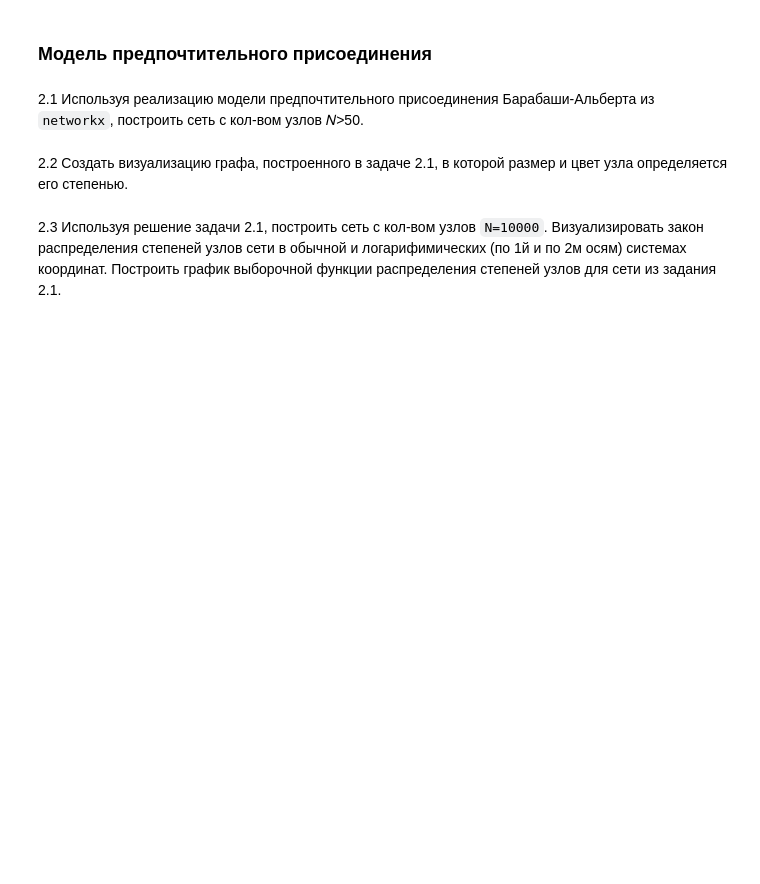
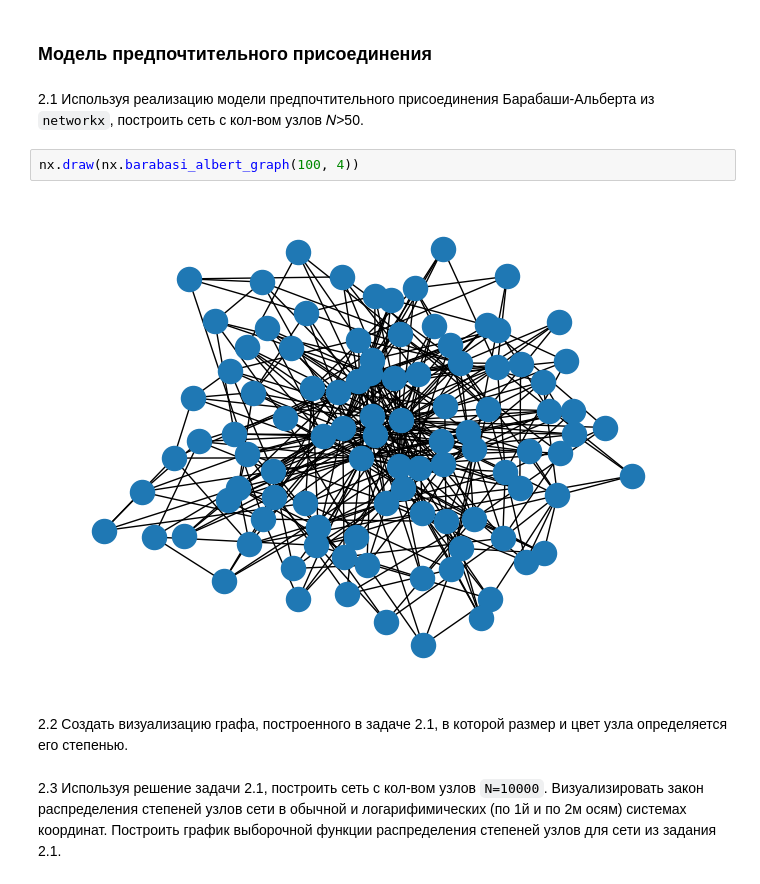
Before and after one commit to AndBoyS/fu-gml-seminars-public, a Jupyter notebook: 02_models/02_models_Фамилия_Имя_Группа.ipynb, the cells around one changed output. Cells and saved outputs as stored; diff of their text form; blank space fills up the shorter version.

```diff
--- a/02_models/02_models_Фамилия_Имя_Группа.ipynb
+++ b/02_models/02_models_Фамилия_Имя_Группа.ipynb
@@ -24,6 +56,10 @@ __Авторы задач: Макрушин С.В (SVMakrushin@fa.ru), Блох
 ### Модель предпочтительного присоединения
 # %% [markdown]
 2.1 Используя реализацию модели предпочтительного присоединения Барабаши-Альберта из `networkx`, построить сеть с кол-вом узлов 𝑁>50.
+# %%
+nx.draw(nx.barabasi_albert_graph(100, 4))
+# %% [output]
+[figure, added]
 # %% [markdown]
 2.2 Создать визуализацию графа, построенного в задаче 2.1, в которой размер и цвет узла определяется его степенью.
 # %% [markdown]
```
Also changed, not shown: parts of 5 cells of this notebook, 2 other files.
